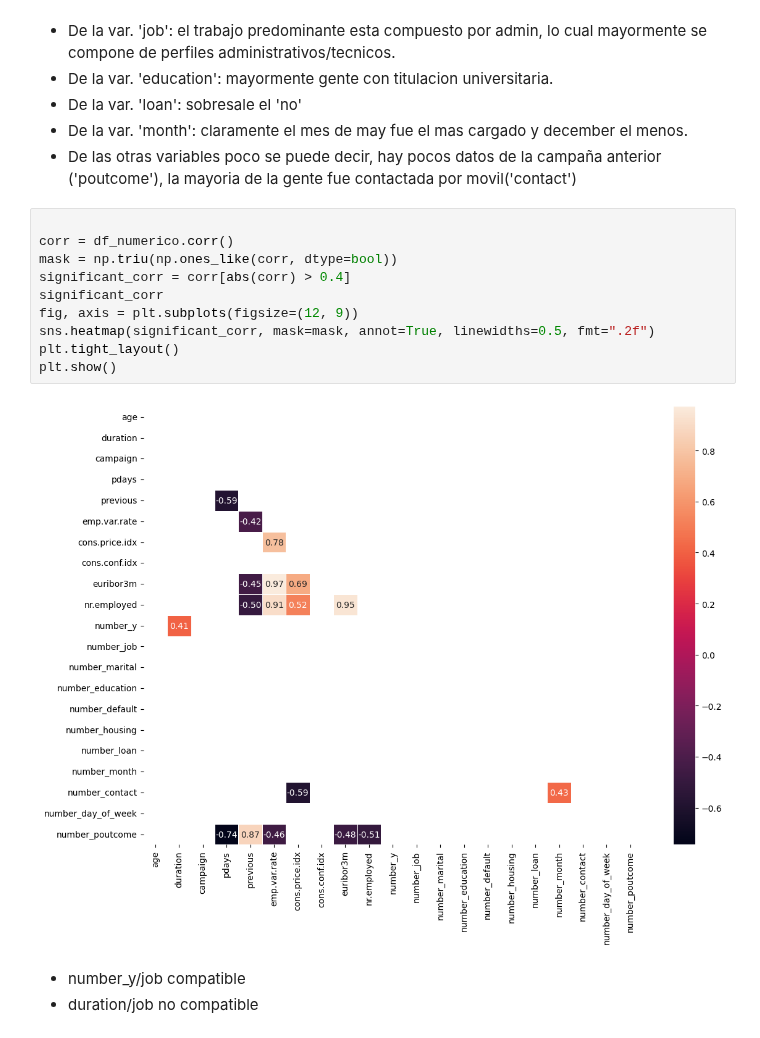
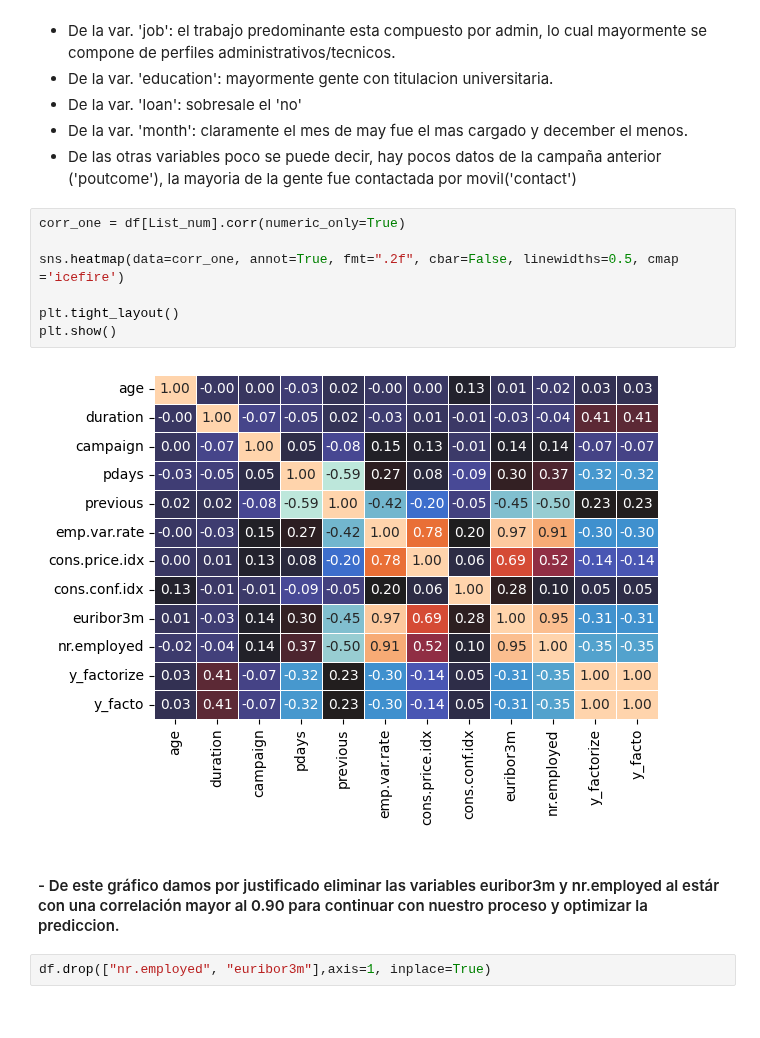
Before and after one commit to 4GeeksAcademy/GuilloMansa-MachineLearning, a Jupyter notebook: src/01-logistic-regression.ipynb, the cells around one changed output. Cells and saved outputs as stored; diff of their text form.

```diff
--- a/src/01-logistic-regression.ipynb
+++ b/src/01-logistic-regression.ipynb
@@ -252,17 +252,15 @@ plt.show()
 - De la var. 'month': claramente el mes de may fue el mas cargado y december el menos.
 - De las otras variables poco se puede decir, hay pocos datos de la campaña anterior ('poutcome'), la mayoria de la gente fue contactada por movil('contact')
 # %%
+corr_one = df[List_num].corr(numeric_only=True)
 
-corr = df_numerico.corr()
-mask = np.triu(np.ones_like(corr, dtype=bool))
-significant_corr = corr[abs(corr) > 0.4]
-significant_corr
-fig, axis = plt.subplots(figsize=(12, 9))
-sns.heatmap(significant_corr, mask=mask, annot=True, linewidths=0.5, fmt=".2f")
+sns.heatmap(data=corr_one, annot=True, fmt=".2f", cbar=False, linewidths=0.5, cmap ='icefire')
+
 plt.tight_layout()
 plt.show()
 # %% [output]
-[figure, old version]
+[figure, new version]
-# %% [markdown]
-- number_y/job compatible
-- duration/job no compatible
+# %% [markdown]
+#### - De este gráfico damos por justificado eliminar las variables euribor3m y nr.employed al estár con una correlación mayor al 0.90 para continuar con nuestro proceso y optimizar la prediccion.
+# %%
+df.drop(["nr.employed", "euribor3m"],axis=1, inplace=True)
```
Also changed, not shown: parts of 1 cell of this notebook.
